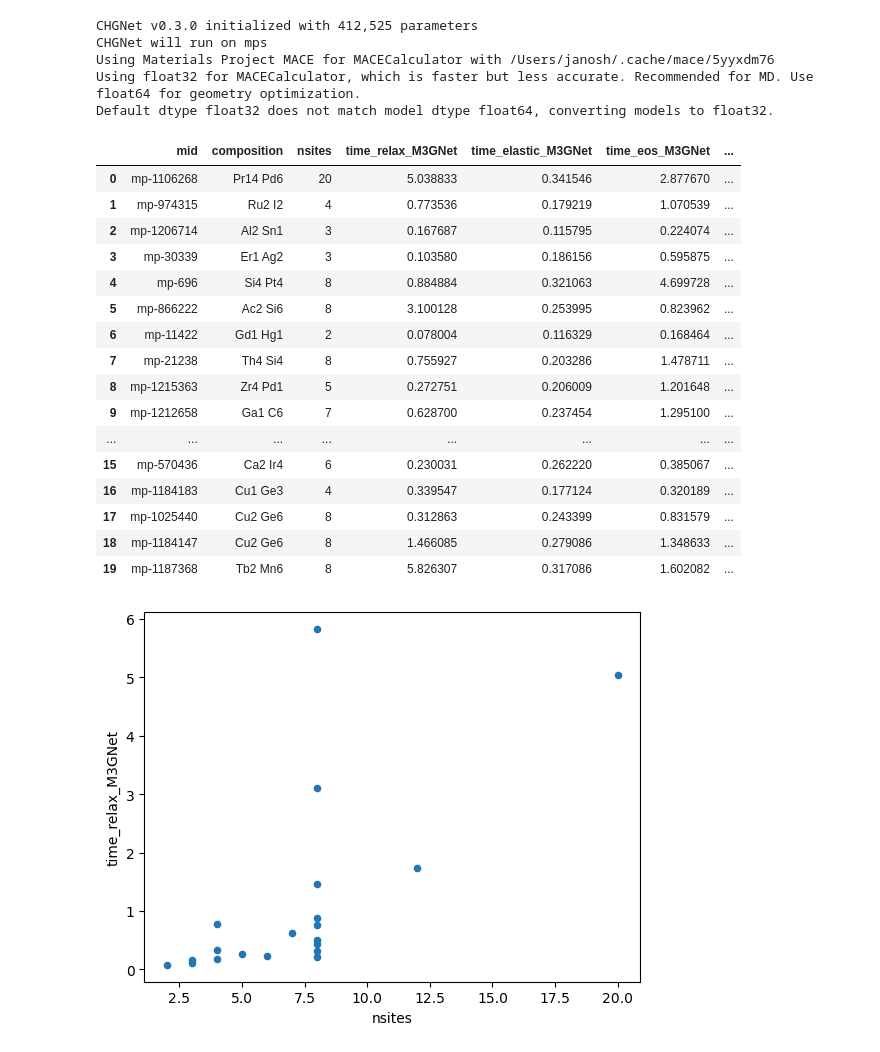
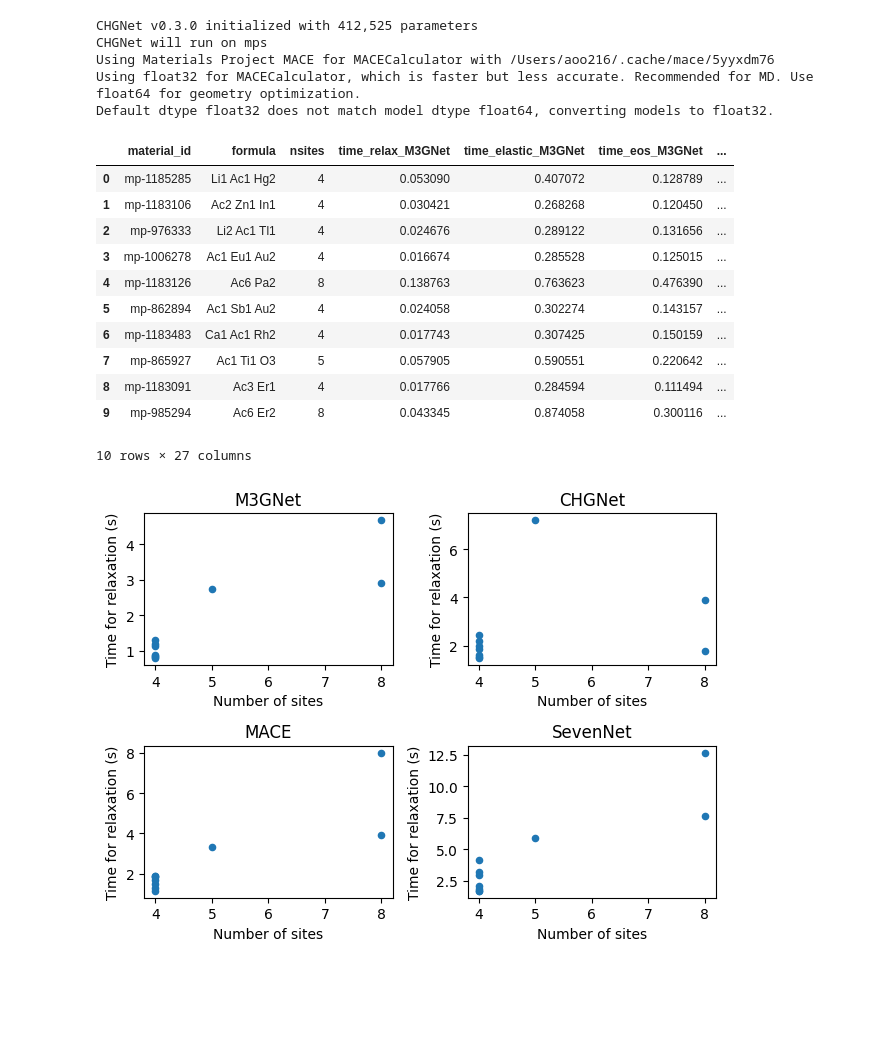
Before and after one commit to materialsvirtuallab/matcalc, a Jupyter notebook: examples/Calculating MLIP properties.ipynb, the cells around one changed output. Drawn from its saved outputs; the diff is of its cells as text; code cells hidden in the pictures; blank space fills up the shorter version.

```diff
--- a/examples/Calculating MLIP properties.ipynb
+++ b/examples/Calculating MLIP properties.ipynb
@@ -16,11 +18,11 @@ mp_data = MPRester().materials.search(
     num_sites=(1, 8), fields=["material_id", "structure"], num_chunks=1, chunk_size=100
 )
 # %%
-models = [(name, get_universal_calculator(name)) for name in ("M3GNet", "CHGNet", "MACE")]
+models = [(name, get_universal_calculator(name)) for name in ("M3GNet", "CHGNet", "MACE", "SevenNet")]
 # %% [output]
 CHGNet v0.3.0 initialized with 412,525 parameters
 CHGNet will run on mps
-Using Materials Project MACE for MACECalculator with /Users/janosh/.cache/mace/5yyxdm76
+Using Materials Project MACE for MACECalculator with /Users/aoo216/.cache/mace/5yyxdm76
 Using float32 for MACECalculator, which is faster but less accurate. Recommended for MD. Use float64 for geometry optimization.
 Default dtype float32 does not match model dtype float64, converting models to float32.
 # %%
@@ -66,25 +68,31 @@ for model_name, _ in models:
 # %%
 df_preds
 # %% [output]
-|  | mid | composition | nsites | time_relax_M3GNet | time_elastic_M3GNet | time_eos_M3GNet | ... |
-| 0 | mp-1106268 | Pr14 Pd6 | 20 | 5.038833 | 0.341546 | 2.877670 | ... |
-| 1 | mp-974315 | Ru2 I2 | 4 | 0.773536 | 0.179219 | 1.070539 | ... |
-| 2 | mp-1206714 | Al2 Sn1 | 3 | 0.167687 | 0.115795 | 0.224074 | ... |
-| 3 | mp-30339 | Er1 Ag2 | 3 | 0.103580 | 0.186156 | 0.595875 | ... |
-| 4 | mp-696 | Si4 Pt4 | 8 | 0.884884 | 0.321063 | 4.699728 | ... |
-| 5 | mp-866222 | Ac2 Si6 | 8 | 3.100128 | 0.253995 | 0.823962 | ... |
-| 6 | mp-11422 | Gd1 Hg1 | 2 | 0.078004 | 0.116329 | 0.168464 | ... |
-| 7 | mp-21238 | Th4 Si4 | 8 | 0.755927 | 0.203286 | 1.478711 | ... |
-| 8 | mp-1215363 | Zr4 Pd1 | 5 | 0.272751 | 0.206009 | 1.201648 | ... |
-| 9 | mp-1212658 | Ga1 C6 | 7 | 0.628700 | 0.237454 | 1.295100 | ... |
-| ... | ... | ... | ... | ... | ... | ... | ... |
-| 15 | mp-570436 | Ca2 Ir4 | 6 | 0.230031 | 0.262220 | 0.385067 | ... |
-| 16 | mp-1184183 | Cu1 Ge3 | 4 | 0.339547 | 0.177124 | 0.320189 | ... |
-| 17 | mp-1025440 | Cu2 Ge6 | 8 | 0.312863 | 0.243399 | 0.831579 | ... |
-| 18 | mp-1184147 | Cu2 Ge6 | 8 | 1.466085 | 0.279086 | 1.348633 | ... |
-| 19 | mp-1187368 | Tb2 Mn6 | 8 | 5.826307 | 0.317086 | 1.602082 | ... |
+|  | material_id | formula | nsites | time_relax_M3GNet | time_elastic_M3GNet | time_eos_M3GNet | ... |
+| 0 | mp-1185285 | Li1 Ac1 Hg2 | 4 | 0.053090 | 0.407072 | 0.128789 | ... |
+| 1 | mp-1183106 | Ac2 Zn1 In1 | 4 | 0.030421 | 0.268268 | 0.120450 | ... |
+| 2 | mp-976333 | Li2 Ac1 Tl1 | 4 | 0.024676 | 0.289122 | 0.131656 | ... |
+| 3 | mp-1006278 | Ac1 Eu1 Au2 | 4 | 0.016674 | 0.285528 | 0.125015 | ... |
+| 4 | mp-1183126 | Ac6 Pa2 | 8 | 0.138763 | 0.763623 | 0.476390 | ... |
+| 5 | mp-862894 | Ac1 Sb1 Au2 | 4 | 0.024058 | 0.302274 | 0.143157 | ... |
+| 6 | mp-1183483 | Ca1 Ac1 Rh2 | 4 | 0.017743 | 0.307425 | 0.150159 | ... |
+| 7 | mp-865927 | Ac1 Ti1 O3 | 5 | 0.057905 | 0.590551 | 0.220642 | ... |
+| 8 | mp-1183091 | Ac3 Er1 | 4 | 0.017766 | 0.284594 | 0.111494 | ... |
+| 9 | mp-985294 | Ac6 Er2 | 8 | 0.043345 | 0.874058 | 0.300116 | ... |
+10 rows × 27 columns
 # %%
-ax = df_preds.plot(x="nsites", y="time_relax_M3GNet", kind="scatter")
+
+fig,axes = plt.subplots(2,2)
+axes = axes.flatten()
+for i, (model_name, model) in enumerate(models):
+    ax = axes[i]
+    df_preds.plot(x="nsites", y=f"time_total_{model_name}", kind="scatter", ax=ax)
+    ax.set_xlabel("Number of sites")
+    ax.set_ylabel("Time for relaxation (s)")
+    ax.set_title(model_name)
+
+plt.tight_layout()
+plt.show()
 # %% [output]
-[figure, old version]
+[figure, new version]
 # %%
```
Also changed, not shown: parts of 2 cells of this notebook, 10 other files.
